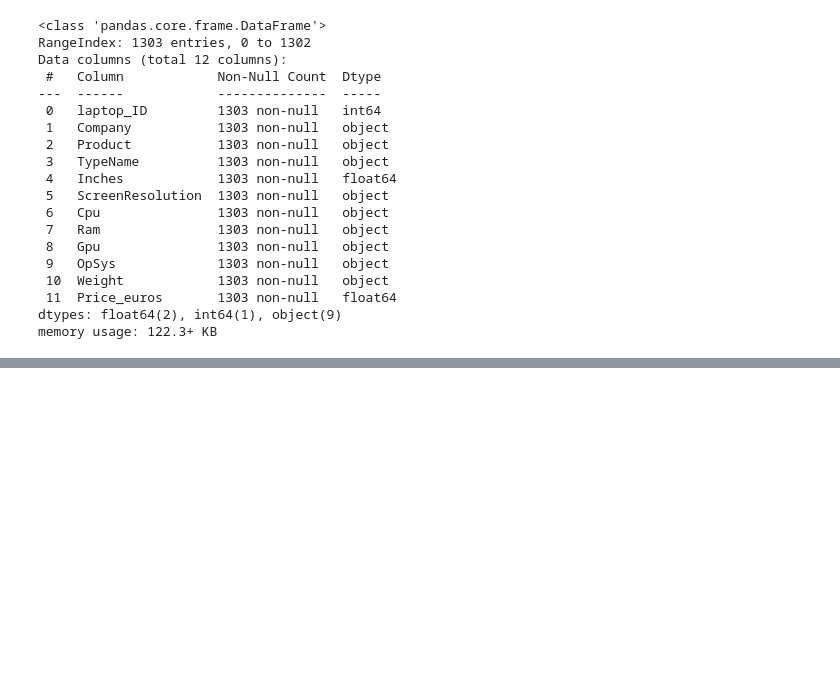
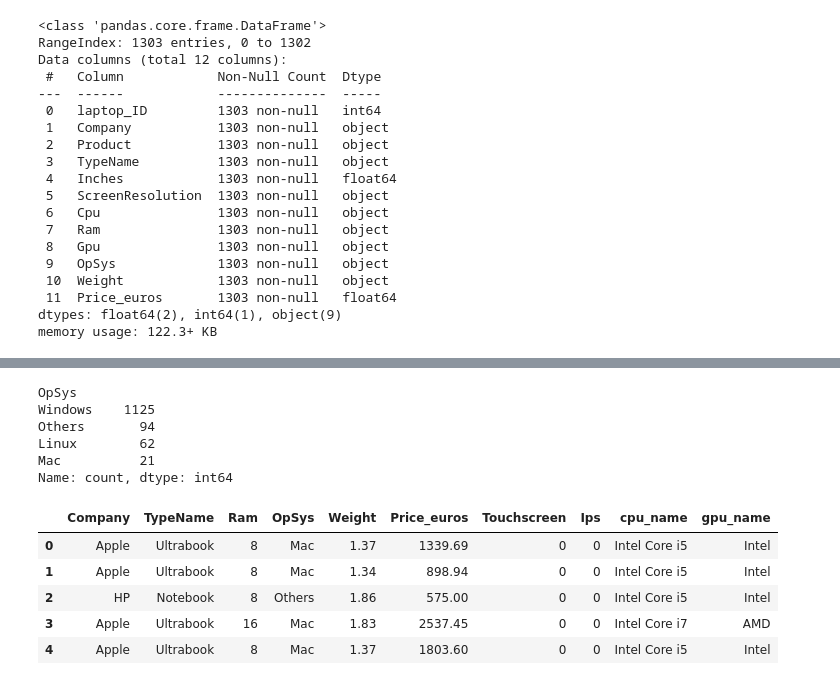
Before and after one commit to ishu1998ki/LaptopPricePredictionProject, a Jupyter notebook: main.ipynb, the cells around one changed output, grey strips where cells are left out. Cells and saved outputs as stored; diff of their text form; code cells hidden in the pictures; blank space fills up the shorter version.

```diff
--- a/main.ipynb
+++ b/main.ipynb
@@ -96,0 +282,9 @@ data['Ram'] = data['Ram'].str.replace("GB","").astype('int32')
+# %%
+data['OpSys'].value_counts()
+# %% [output]
+OpSys
+Windows    1125
+Others       94
+Linux        62
+Mac          21
+Name: count, dtype: int64
@@ -96,0 +293,9 @@ data['Ram'] = data['Ram'].str.replace("GB","").astype('int32')
+# %%
+data.head()
+# %% [output]
+|  | Company | TypeName | Ram | OpSys | Weight | Price_euros | Touchscreen | Ips | cpu_name | gpu_name |
+| 0 | Apple | Ultrabook | 8 | Mac | 1.37 | 1339.69 | 0 | 0 | Intel Core i5 | Intel |
+| 1 | Apple | Ultrabook | 8 | Mac | 1.34 | 898.94 | 0 | 0 | Intel Core i5 | Intel |
+| 2 | HP | Notebook | 8 | Others | 1.86 | 575.00 | 0 | 0 | Intel Core i5 | Intel |
+| 3 | Apple | Ultrabook | 16 | Mac | 1.83 | 2537.45 | 0 | 0 | Intel Core i7 | AMD |
+| 4 | Apple | Ultrabook | 8 | Mac | 1.37 | 1803.60 | 0 | 0 | Intel Core i5 | Intel |
```
Also changed, not shown: parts of 32 cells of this notebook.
